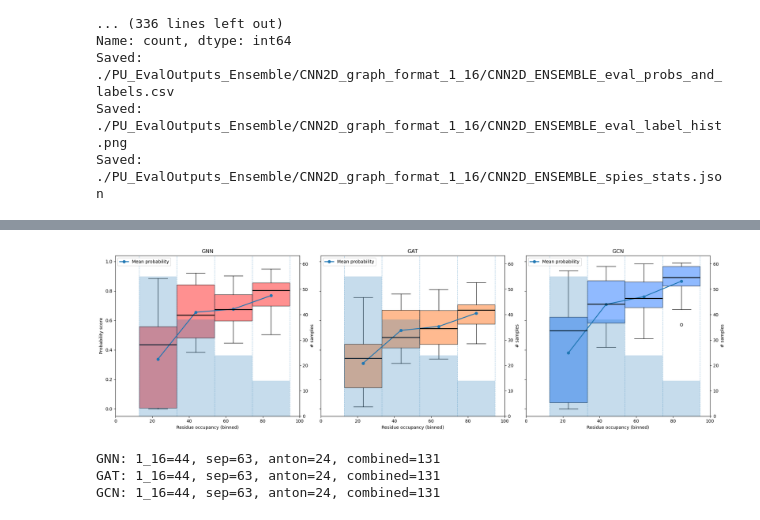
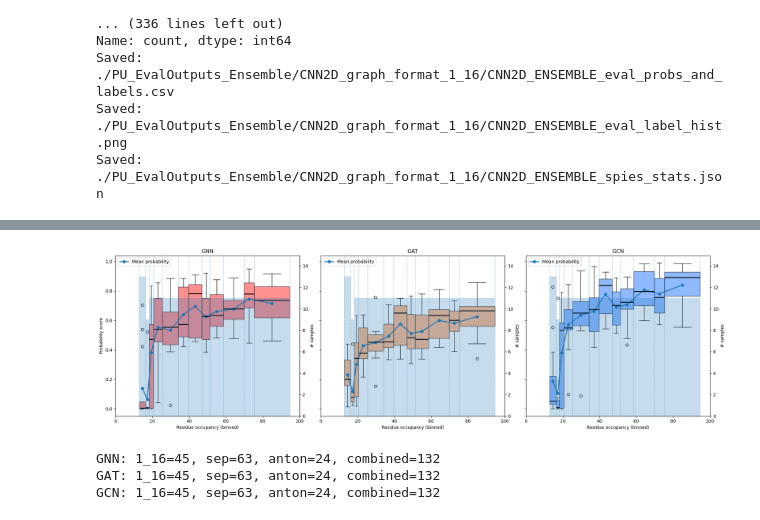
Before and after one commit to LynaLuo-Lab/CholBindNet, a Jupyter notebook: CLR_Ligand_Evaluation/Evaluation.ipynb, the cells around one changed output, grey strips where cells are left out. Saved outputs shown, nothing was run; the diff lists cells and outputs as text; code cells hidden in the pictures.

Commit message:
Going to compare new binning strategy old vs new models

```diff
--- a/CLR_Ligand_Evaluation/Evaluation.ipynb
+++ b/CLR_Ligand_Evaluation/Evaluation.ipynb
@@ -583,14 +583,17 @@ OCC_PREFIX_ANTON = "anton-piezo-graph-5A"
 
 OCC_FILE = BASE / "Alex_MD_data.csv"
 
-BIN_EDGES = np.array([12.8, 33.3, 53.8, 74.3, 94.7], dtype=float)
-BIN_LABELS = ["12.8–33.3", "33.3–53.8", "53.8–74.3", "74.3–94.7"]
+# =========================
+# Dynamic binning config
+# =========================
+XTICKS = np.array([0, 20, 40, 60, 80, 100])
 
-# x positions where each bin’s boxplot will be drawn (midpoints)
-BIN_POS = (BIN_EDGES[:-1] + BIN_EDGES[1:]) / 2.0
-BIN_WIDTHS = (BIN_EDGES[1:] - BIN_EDGES[:-1])
+BINNING_MODE = "quantile"   # "quantile" or "equal_width"
+N_BINS = 12                  # increase this for more bins (e.g., 6, 8, 10, 12)
 
-XTICKS = np.array([0, 20, 40, 60, 80, 100])
+# Limit binning to this occupancy range (useful if you want to ignore extreme tails)
+BIN_RANGE = (0.0, 100.0)    # (min, max)
+
 
 # =========================
 # Helpers
@@ -703,6 +706,45 @@ def load_occupancy_csv(path: Path, prefixes: list[str]) -> pd.DataFrame:
     occ = occ.sort_values(["id_key", "occ_dataset"]).drop_duplicates("id_key", keep="first")
     return occ[["id_key", "high_occupancy", "occ_dataset"]]
 
+def compute_dynamic_bins(occ_values: pd.Series, mode: str, n_bins: int, bin_range=(0.0, 100.0)):
+    """
+    Returns (bin_edges, bin_labels, bin_pos, bin_widths)
+    Edges live in the same units as high_occupancy.
+    """
+    v = pd.to_numeric(occ_values, errors="coerce").dropna().astype(float)
+    v = v.clip(lower=bin_range[0], upper=bin_range[1])
+
+    if v.empty:
+        raise ValueError("No occupancy values available to compute bins.")
+
+    if mode == "quantile":
+        qs = np.linspace(0, 1, n_bins + 1)
+        edges = np.quantile(v, qs)
+        edges = np.unique(edges)  # remove duplicates if many identical values
+
+        # If duplicates collapse bins, fall back to equal-width
+        if len(edges) < 4:
+            edges = np.linspace(bin_range[0], bin_range[1], n_bins + 1)
+
+    elif mode == "equal_width":
+        edges = np.linspace(bin_range[0], bin_range[1], n_bins + 1)
+
+    else:
+        raise ValueError(f"Unknown BINNING_MODE: {mode}")
+
+    # Ensure strictly increasing edges
+    edges = np.array(edges, dtype=float)
+    edges = np.unique(edges)
+    if len(edges) < 3:
+        raise ValueError("Computed bin edges collapsed too much. Reduce N_BINS or use equal_width.")
+
+    labels = [f"{edges[i]:.1f}–{edges[i+1]:.1f}" for i in range(len(edges) - 1)]
+    pos = (edges[:-1] + edges[1:]) / 2.0
+    widths = (edges[1:] - edges[:-1])
+
+    return edges, labels, pos, widths
+
+
 
 def assign_bins(df: pd.DataFrame) -> pd.DataFrame:
     df = df.copy()
@@ -741,6 +783,21 @@ occ = load_occupancy_csv(
     OCC_FILE,
     prefixes=[OCC_PREFIX_1_16, OCC_PREFIX_SEP, OCC_PREFIX_ANTON]
 )
+
+# =========================
+# Compute dynamic bins from OCC values (one time)
+# =========================
+BIN_EDGES, BIN_LABELS, BIN_POS, BIN_WIDTHS = compute_dynamic_bins(
+    occ_values=occ["high_occupancy"],
+    mode=BINNING_MODE,
+    n_bins=N_BINS,
+    bin_range=BIN_RANGE
+)
+
+print("\nDynamic bins:")
+for i in range(len(BIN_LABELS)):
+    print(f"  Bin {i+1}: {BIN_LABELS[i]}")
+
 
 # =========================
 # Load each dataset + merge with occupancy
@@ -908,4 +965,4 @@ GNN sample counts per bin:
-[figure, old version]
+[figure, new version]
-GNN: 1_16=44, sep=63, anton=24, combined=131
-GAT: 1_16=44, sep=63, anton=24, combined=131
-GCN: 1_16=44, sep=63, anton=24, combined=131
+GNN: 1_16=45, sep=63, anton=24, combined=132
+GAT: 1_16=45, sep=63, anton=24, combined=132
+GCN: 1_16=45, sep=63, anton=24, combined=132
```
Also changed, not shown: parts of 1 cell of this notebook.
